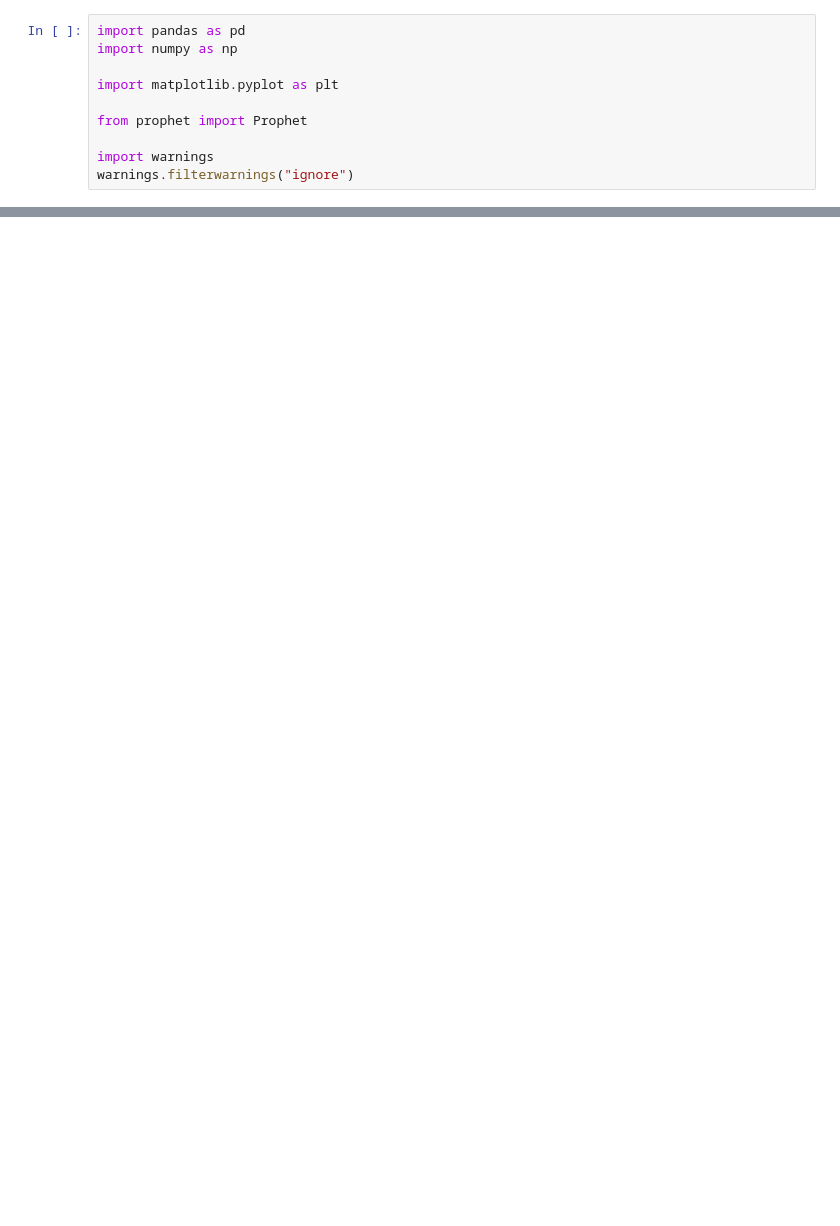
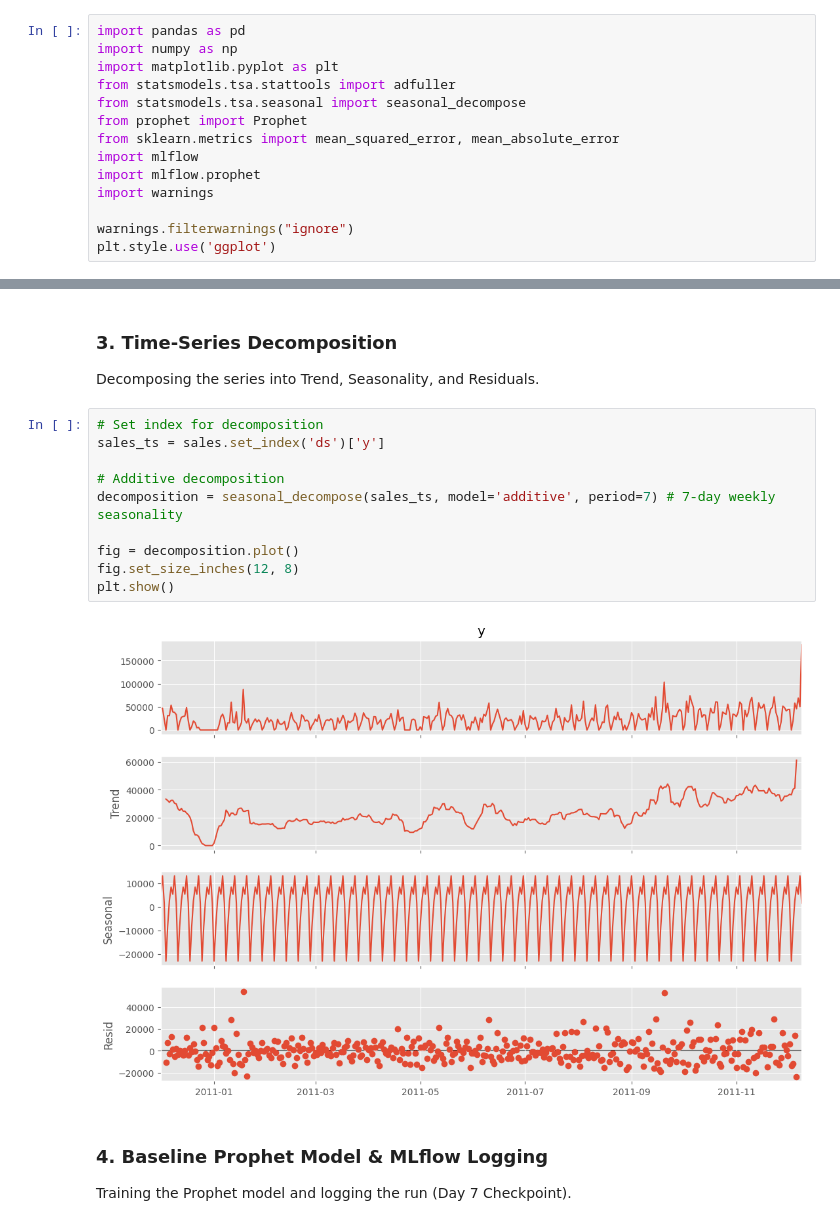
Before and after one commit to MS-406/RetailPulseAI-Zidio, a Jupyter notebook: notebooks/04_demand_forecasting.ipynb, the cells around one changed output, grey strips where cells are left out. Cells and saved outputs as stored; diff of their text form; blank space fills up the shorter version.

```diff
--- a/notebooks/04_demand_forecasting.ipynb
+++ b/notebooks/04_demand_forecasting.ipynb
@@ -1,10 +9,14 @@
 # %%
 import pandas as pd
 import numpy as np
+import matplotlib.pyplot as plt
+from statsmodels.tsa.stattools import adfuller
+from statsmodels.tsa.seasonal import seasonal_decompose
+from prophet import Prophet
+from sklearn.metrics import mean_squared_error, mean_absolute_error
+import mlflow
+import mlflow.prophet
+import warnings
 
-import matplotlib.pyplot as plt
-
-from prophet import Prophet
-
-import warnings
 warnings.filterwarnings("ignore")
+plt.style.use('ggplot')
@@ -128,0 +76,18 @@ mlflow.end_run()
+# %% [markdown]
+### 3. Time-Series Decomposition
+Decomposing the series into Trend, Seasonality, and Residuals.
+# %%
+# Set index for decomposition
+sales_ts = sales.set_index('ds')['y']
+
+# Additive decomposition
+decomposition = seasonal_decompose(sales_ts, model='additive', period=7) # 7-day weekly seasonality
+
+fig = decomposition.plot()
+fig.set_size_inches(12, 8)
+plt.show()
+# %% [output]
+[figure, added]
+# %% [markdown]
+### 4. Baseline Prophet Model & MLflow Logging
+Training the Prophet model and logging the run (Day 7 Checkpoint).
```
Also changed, not shown: parts of 34 cells of this notebook, 28 other files.
